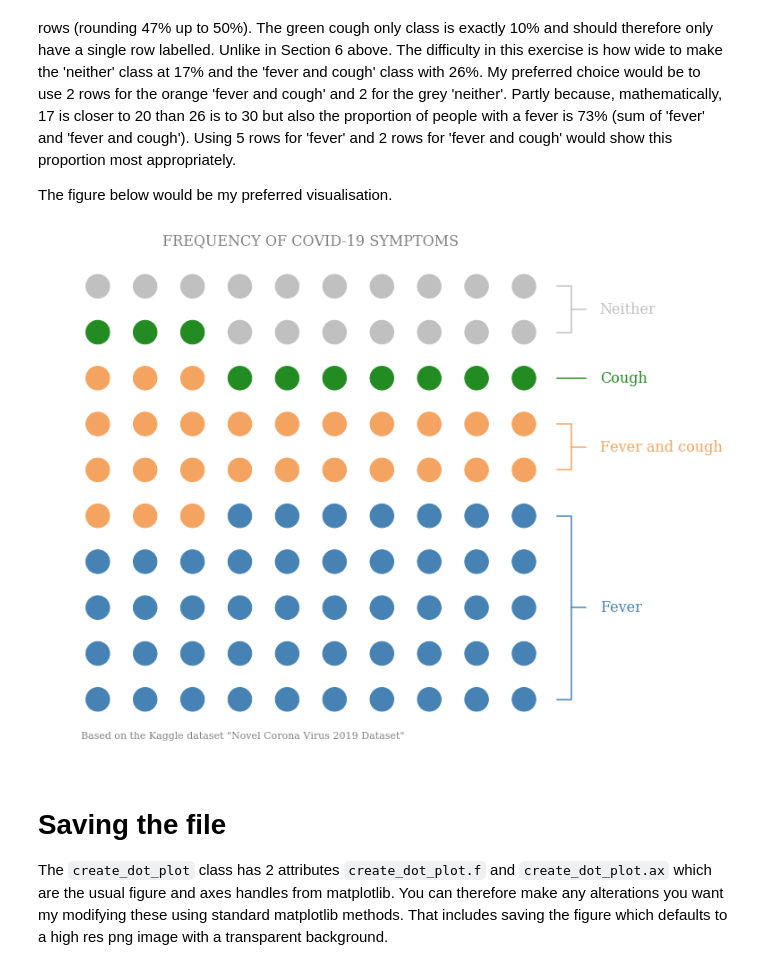
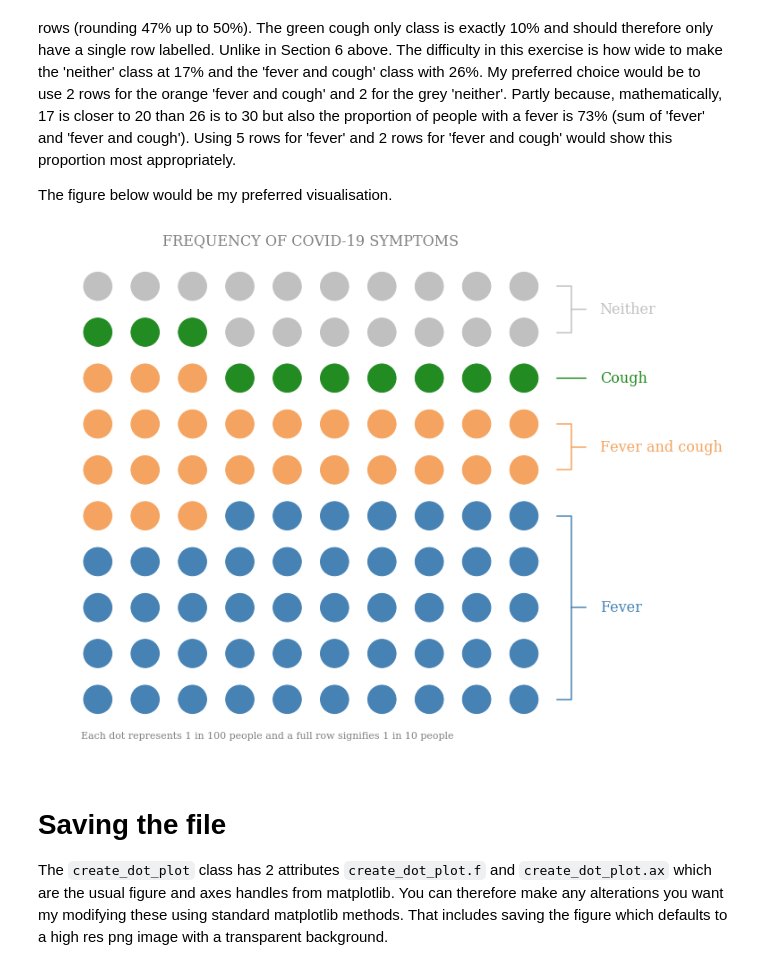
Before and after one commit to drmattcrooks/Medium-Dot-Plot, a Jupyter notebook: notebooks/Dot Plot notebook.ipynb, the cells around one changed output. Drawn from its saved outputs; the diff is of its cells as text; code cells hidden in the pictures.

Commit message:
updated figure caption in notebook

```diff
--- a/notebooks/Dot Plot notebook.ipynb
+++ b/notebooks/Dot Plot notebook.ipynb
@@ -168,15 +168,17 @@ Let's keep the labels off until we've sorted the layout. The optimal layout in o
 
 The figure below would be my preferred visualisation.
 # %%
-dotplot_figure = create_dot_plot(class_labels,
-                    data_dict,
-                    color_dict=color_dict,
-                    reversed_rows=[4],
-                    ignore_labels=False,
-                    title='Frequency of covid-19 symptoms',
-                    caption='Based on the Kaggle dataset "Novel Corona Virus 2019 Dataset"')
+dotplot_figure = create_dot_plot(
+    class_labels,
+    data_dict,
+    color_dict=color_dict,
+    reversed_rows=[4],
+    ignore_labels=False,
+    title='Frequency of covid-19 symptoms',
+    caption='Each dot represents 1 in 100 people and a full row signifies 1 in 10 people')
+dotplot_figure.f.savefig('../figures/title_and_caption.png')
 # %% [output]
-[figure, old version]
+[figure, new version]
 # %% [markdown]
 # Saving the file
 The `create_dot_plot` class has 2 attributes `create_dot_plot.f` and `create_dot_plot.ax` which are the usual figure and axes handles from matplotlib. You can therefore make any alterations you want my modifying these using standard matplotlib methods. That includes saving the figure which defaults to a high res png image with a transparent background.
```
Also changed, not shown: parts of 6 cells of this notebook, 2 other files.
